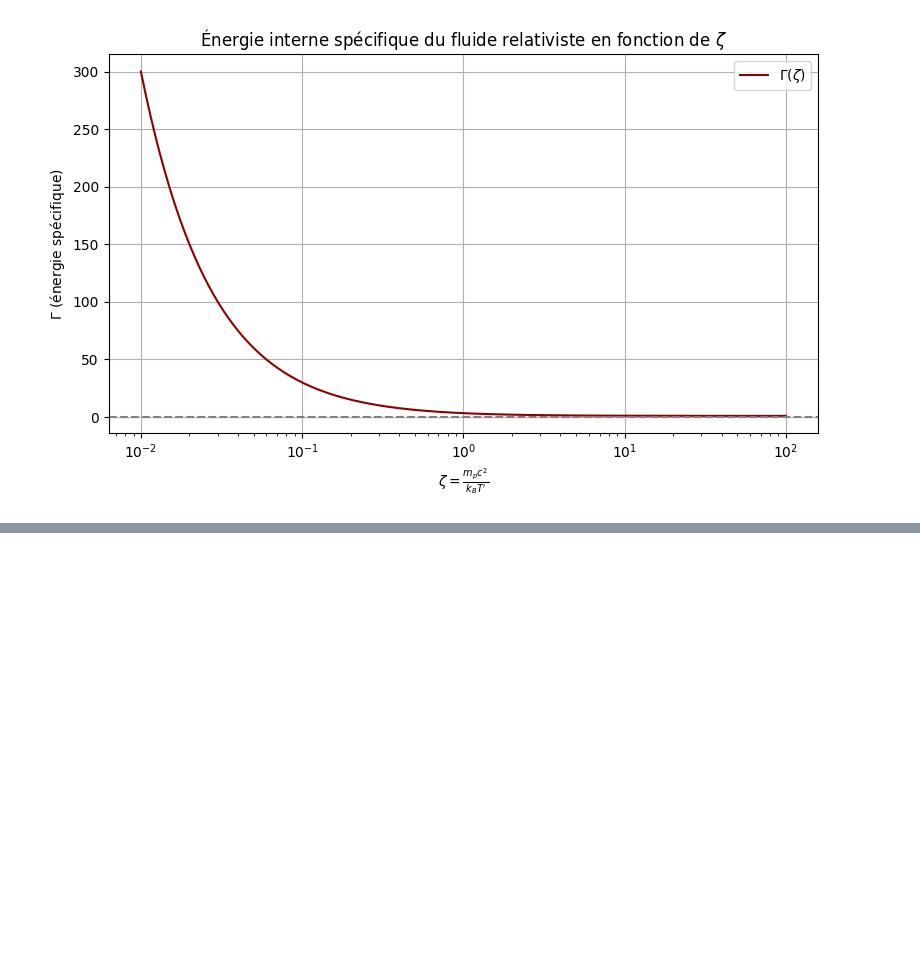
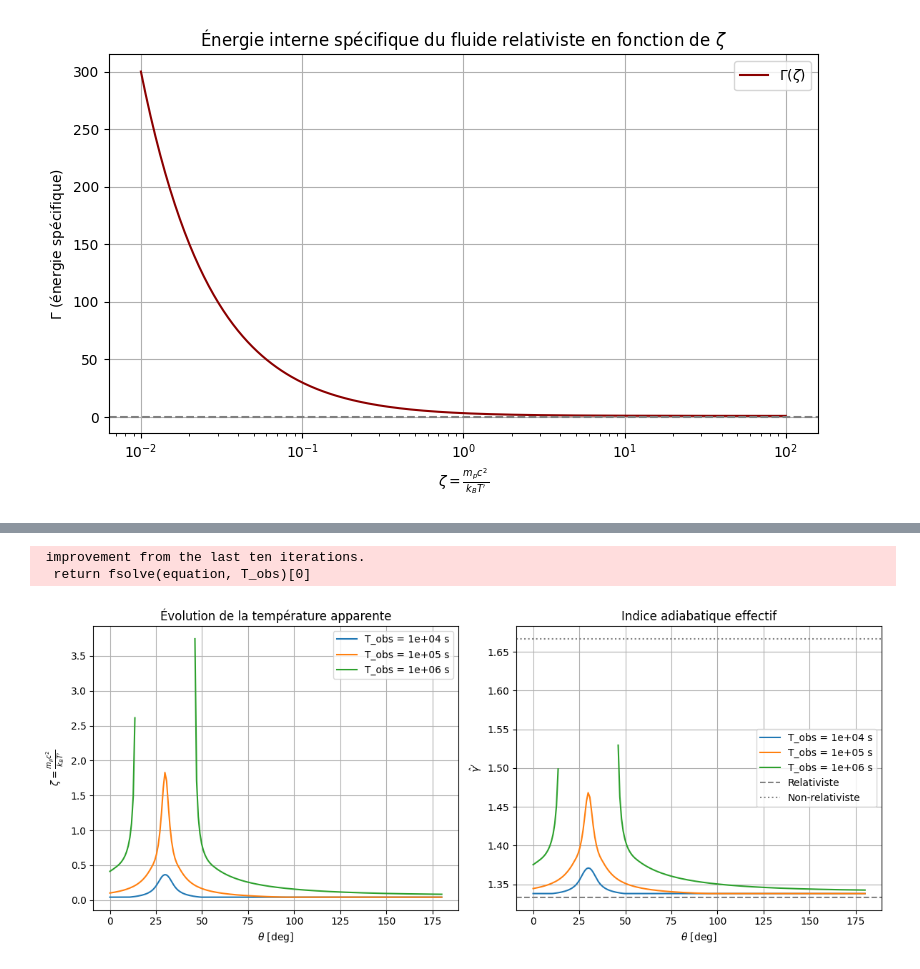
Before and after one commit to KSourya/Stage-M1, a Jupyter notebook: Stage_GRB.ipynb, the cells around one changed output, grey strips where cells are left out. Saved outputs shown, nothing was run; the diff lists cells and outputs as text; code cells hidden in the pictures; blank space fills up the shorter version.

```diff
--- a/Stage_GRB.ipynb
+++ b/Stage_GRB.ipynb
@@ -365,0 +421,77 @@ plt.show()
+# %%
+T_list = [1e4, 1e5, 1e6]  # secondes
+theta_obs = np.pi / 6  # 30°
+phi = 0  # azimut constant pour une coupe
+
+theta_vals = np.linspace(0, np.pi, 200)
+theta_deg = np.degrees(theta_vals)
+
+jet = OnAxisJet()
+
+plt.figure(figsize=(12, 5))
+
+# ----------- Tracé de zeta(θ)
+plt.subplot(1, 2, 1)
+for T_obs in T_list:
+    zeta_vals = []
+    for theta in theta_vals:
+        mu = jet.mu_geom(theta, phi, theta_obs)
+        try:
+            t_emit = jet.solve_emission_time(T_obs, mu)
+            if t_emit <= 0:
+                raise ValueError("t_emit invalide")
+
+            Gamma, _, _ = jet.downstream_properties(t_emit)
+            if Gamma <= 1:
+                raise ValueError("Gamma invalide")
+
+            zeta = jet.compute_zeta(Gamma)
+        except Exception as e:
+            zeta = np.nan
+        zeta_vals.append(zeta)
+
+    plt.plot(theta_deg, zeta_vals, label=f"T_obs = {T_obs:.0e} s")
+
+plt.xlabel(r"$\theta$ [deg]")
+plt.ylabel(r"$\zeta = \frac{m_p c^2}{k_B T'}$")
+plt.title("Évolution de la température apparente")
+plt.legend()
+plt.grid(True)
+
+# ----------- Tracé de γ̂(θ)
+plt.subplot(1, 2, 2)
+for T_obs in T_list:
+    gamma_hat_vals = []
+    for theta in theta_vals:
+        mu = jet.mu_geom(theta, phi, theta_obs)
+        try:
+            t_emit = jet.solve_emission_time(T_obs, mu)
+            if t_emit <= 0:
+                raise ValueError
+
+            Gamma, _, _ = jet.downstream_properties(t_emit)
+            if Gamma <= 1:
+                raise ValueError
+
+            zeta = jet.compute_zeta(Gamma)
+            ghat = jet.gamma_hat(zeta)
+        except:
+            ghat = np.nan
+        gamma_hat_vals.append(ghat)
+
+    plt.plot(theta_deg, gamma_hat_vals, label=f"T_obs = {T_obs:.0e} s")
+
+plt.axhline(4/3, linestyle='--', color='gray', label="Relativiste")
+plt.axhline(5/3, linestyle=':', color='gray', label="Non-relativiste")
+plt.xlabel(r"$\theta$ [deg]")
+plt.ylabel(r"$\hat{\gamma}'$")
+plt.title("Indice adiabatique effectif")
+plt.legend()
+plt.grid(True)
+
+plt.tight_layout()
+plt.show()
+# %% [output]
+ improvement from the last ten iterations.
+  return fsolve(equation, T_obs)[0]
+[figure, added]
```
Also changed, not shown: parts of 15 cells of this notebook.
